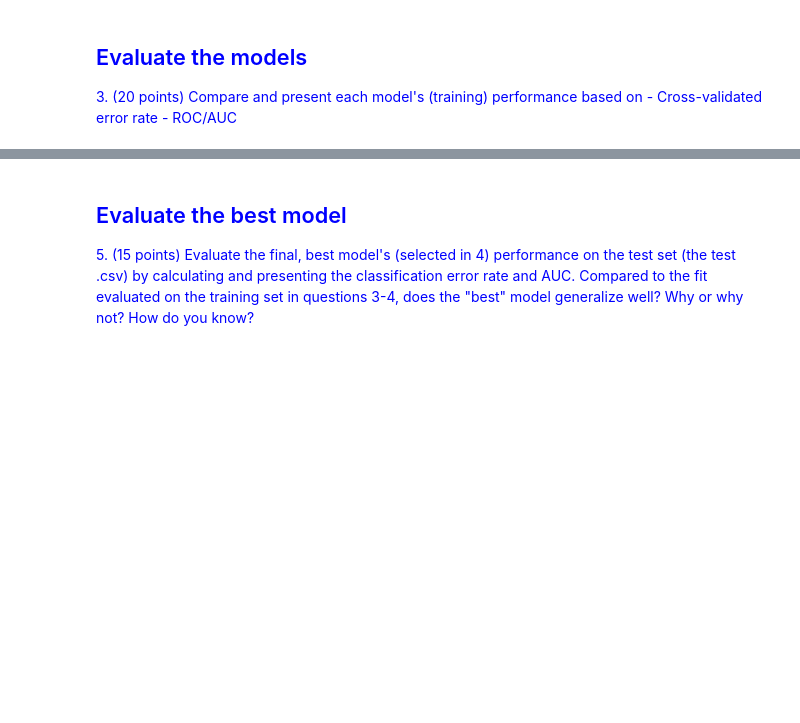
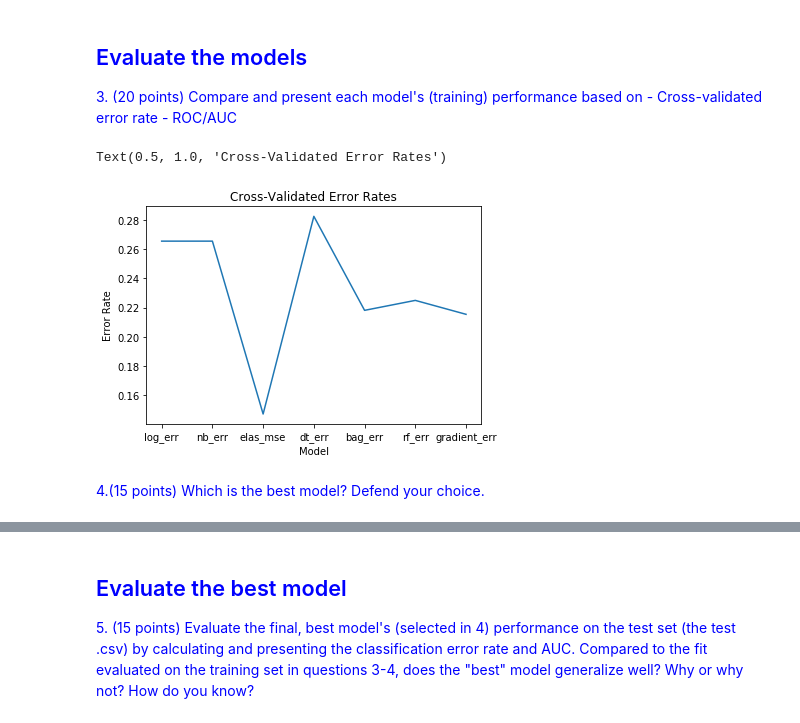
Before and after one commit to anuraag94/problem-set-5, a Jupyter notebook: Regina_Catipon_HW5.ipynb, the cells around one changed output, grey strips where cells are left out. Cells and saved outputs as stored; diff of their text form; code cells hidden in the pictures; blank space fills up the shorter version.

```diff
--- a/Regina_Catipon_HW5.ipynb
+++ b/Regina_Catipon_HW5.ipynb
@@ -301,3 +301,19 @@ Accuracy 0.7845701510414426
 <span style="color: blue">3. (20 points) Compare and present each model's (training) performance based on
     - Cross-validated error rate
     - ROC/AUC
+# %%
+#CV-error rate
+
+err_rates = [(1 - log_err), (1 -nb_err), (-1*elas_mse),
+             (1 -dt_err), (1 -bag_err), (1 -rf_err), (1 -gradient_err)]
+model_names = ['log_err', 'nb_err', 'elas_mse', 'dt_err',
+               'bag_err', 'rf_err', 'gradient_err']
+# %%
+#Graph
+plt.plot(model_names,err_rates)
+plt.xlabel('Model')
+plt.ylabel('Error Rate')
+plt.title('Cross-Validated Error Rates')
+# %% [output]
+Text(0.5, 1.0, 'Cross-Validated Error Rates')
+[figure, added]
@@ -309,0 +324,2 @@ Accuracy 0.7845701510414426
+# %% [markdown]
+ <span style="color: blue">4.(15 points) Which is the best model? Defend your choice.
```
Also changed, not shown: parts of 6 cells of this notebook.
